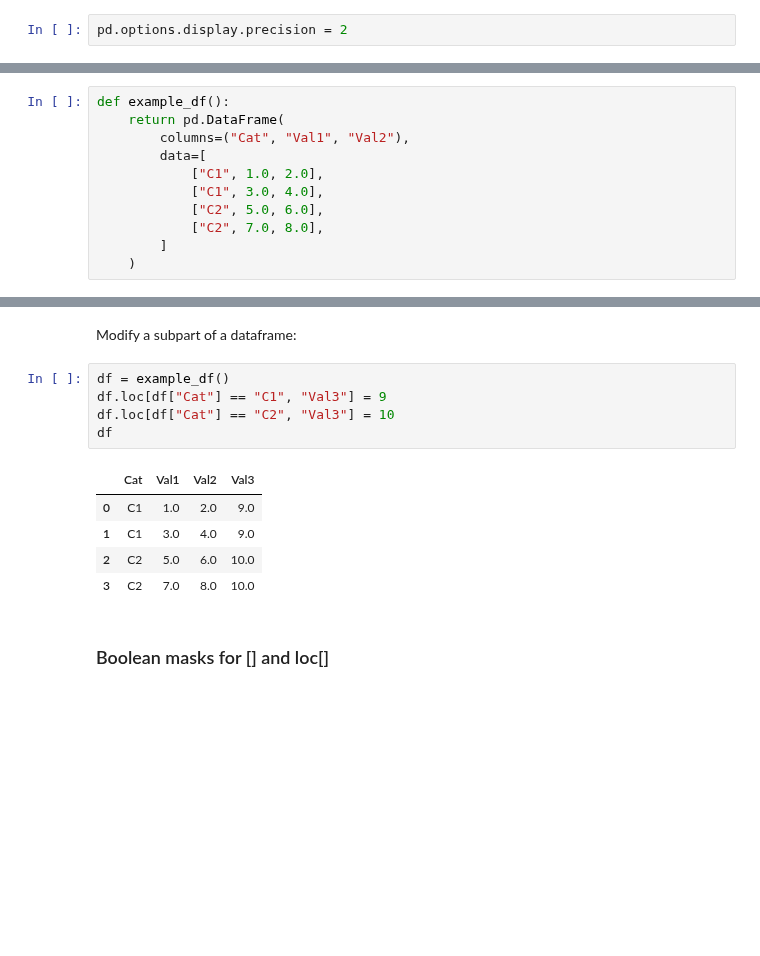
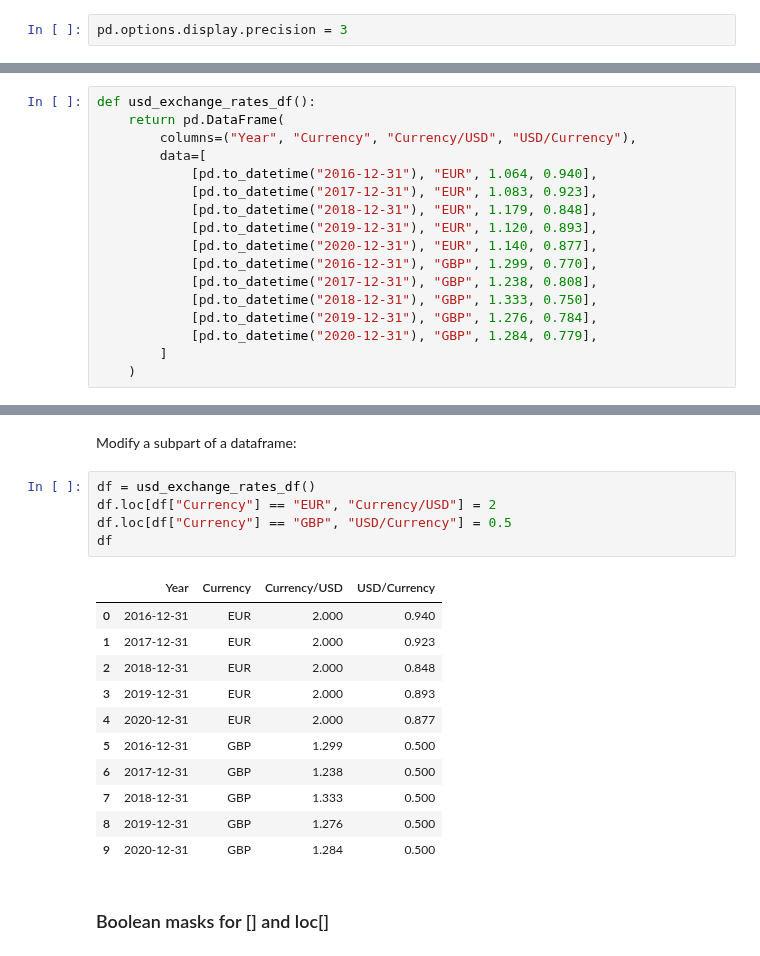
Before and after one commit to jaroslawr/jupyter-notebooks, a Jupyter notebook: lib_pandas/lib_pandas.ipynb, the cells around one changed output, grey strips where cells are left out. Cells and saved outputs as stored; diff of their text form; blank space fills up the shorter version.

Commit message:
[pandas] Use USD exchange rates as example dataset.

```diff
--- a/lib_pandas/lib_pandas.ipynb
+++ b/lib_pandas/lib_pandas.ipynb
@@ -18,5 +18,5 @@ pd.options.display.max_colwidth = 200
 # %% [markdown]
 ### Set floating point precision
 # %%
-pd.options.display.precision = 2
+pd.options.display.precision = 3
 # %% [markdown]
@@ -24,12 +26,18 @@ pd.options.display.precision = 2
 # %%
-def example_df():
+def usd_exchange_rates_df():
     return pd.DataFrame(
-        columns=("Cat", "Val1", "Val2"),
+        columns=("Year", "Currency", "Currency/USD", "USD/Currency"),
         data=[
-            ["C1", 1.0, 2.0],
-            ["C1", 3.0, 4.0],
-            ["C2", 5.0, 6.0],
-            ["C2", 7.0, 8.0],
+            [pd.to_datetime("2016-12-31"), "EUR", 1.064, 0.940],
+            [pd.to_datetime("2017-12-31"), "EUR", 1.083, 0.923],
+            [pd.to_datetime("2018-12-31"), "EUR", 1.179, 0.848],
+            [pd.to_datetime("2019-12-31"), "EUR", 1.120, 0.893],
+            [pd.to_datetime("2020-12-31"), "EUR", 1.140, 0.877],
+            [pd.to_datetime("2016-12-31"), "GBP", 1.299, 0.770],
+            [pd.to_datetime("2017-12-31"), "GBP", 1.238, 0.808],
+            [pd.to_datetime("2018-12-31"), "GBP", 1.333, 0.750],
+            [pd.to_datetime("2019-12-31"), "GBP", 1.276, 0.784],
+            [pd.to_datetime("2020-12-31"), "GBP", 1.284, 0.779],
         ]
     )
 # %% [markdown]
@@ -134,16 +168,22 @@ df.loc[:, ["Val1"]]
 # %% [markdown]
 Modify a subpart of a dataframe:
 # %%
-df = example_df()
-df.loc[df["Cat"] == "C1", "Val3"] = 9
-df.loc[df["Cat"] == "C2", "Val3"] = 10
+df = usd_exchange_rates_df()
+df.loc[df["Currency"] == "EUR", "Currency/USD"] = 2
+df.loc[df["Currency"] == "GBP", "USD/Currency"] = 0.5
 df
 # %% [output]
-|  | Cat | Val1 | Val2 | Val3 |
-| 0 | C1 | 1.0 | 2.0 | 9.0 |
-| 1 | C1 | 3.0 | 4.0 | 9.0 |
-| 2 | C2 | 5.0 | 6.0 | 10.0 |
-| 3 | C2 | 7.0 | 8.0 | 10.0 |
+|  | Year | Currency | Currency/USD | USD/Currency |
+| 0 | 2016-12-31 | EUR | 2.000 | 0.940 |
+| 1 | 2017-12-31 | EUR | 2.000 | 0.923 |
+| 2 | 2018-12-31 | EUR | 2.000 | 0.848 |
+| 3 | 2019-12-31 | EUR | 2.000 | 0.893 |
+| 4 | 2020-12-31 | EUR | 2.000 | 0.877 |
+| 5 | 2016-12-31 | GBP | 1.299 | 0.500 |
+| 6 | 2017-12-31 | GBP | 1.238 | 0.500 |
+| 7 | 2018-12-31 | GBP | 1.333 | 0.500 |
+| 8 | 2019-12-31 | GBP | 1.276 | 0.500 |
+| 9 | 2020-12-31 | GBP | 1.284 | 0.500 |
 # %% [markdown]
 ### Boolean masks for [] and loc[]
 # %% [markdown]
```
Also changed, not shown: parts of 20 cells of this notebook, 1 other file.
